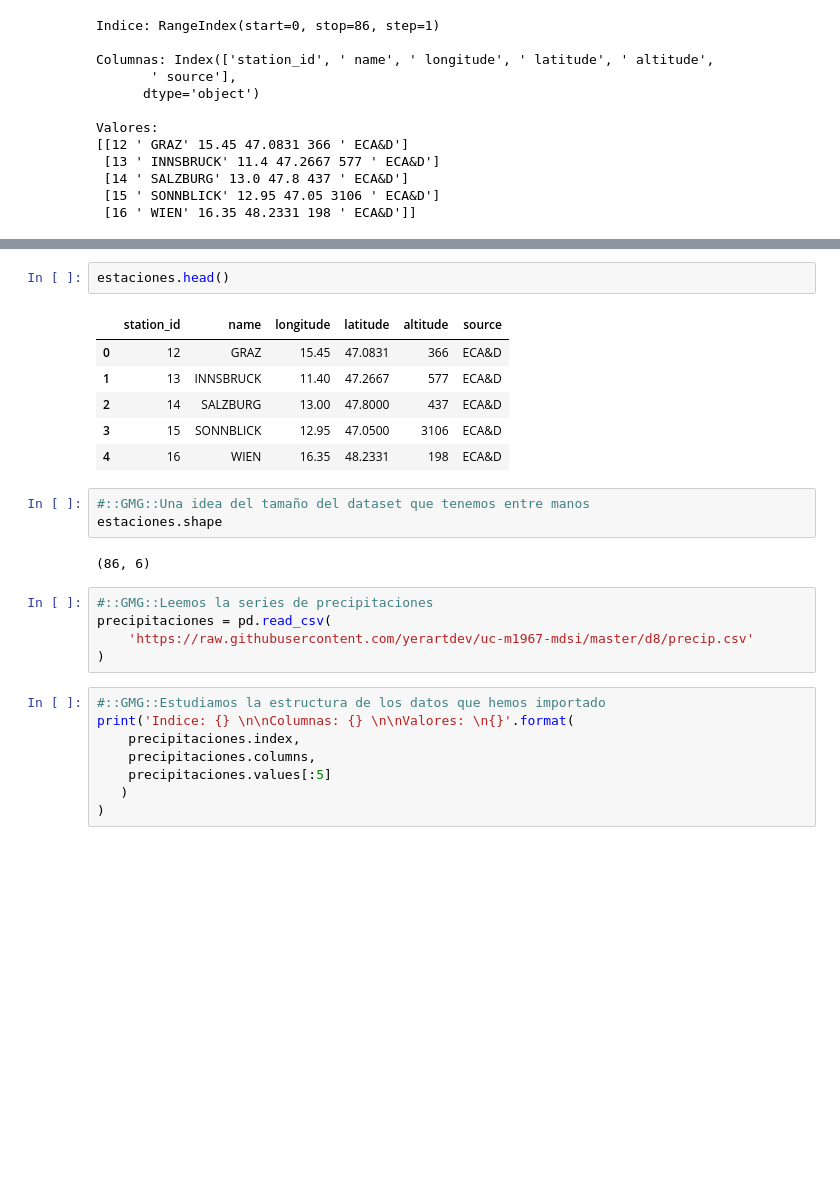
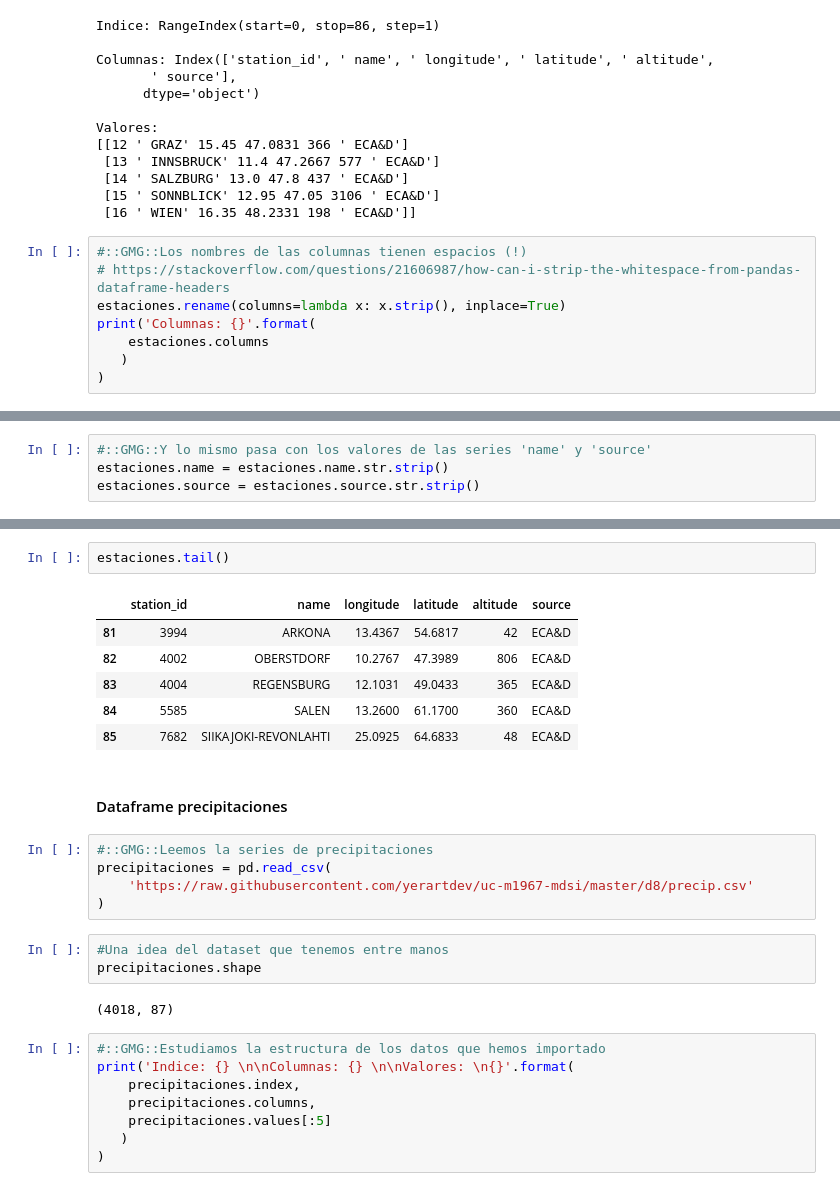
Before and after one commit to yerartdev/uc-m1967-mdsi, a Jupyter notebook: d8/TareaPandas.ipynb, the cells around one changed output, grey strips where cells are left out. Cells and saved outputs as stored; diff of their text form; blank space fills up the shorter version.

Commit message:
Tarea Pandas - corrección de carga de datos de estaciones y precipitación: limpieza de datos, índices, nombres de columnas, sugerencia imputación NaNs (ejercicio 0)

```diff
--- a/d8/TareaPandas.ipynb
+++ b/d8/TareaPandas.ipynb
@@ -669,3 +676,11 @@ Valores:
  [14 ' SALZBURG' 13.0 47.8 437 ' ECA&D']
  [15 ' SONNBLICK' 12.95 47.05 3106 ' ECA&D']
  [16 ' WIEN' 16.35 48.2331 198 ' ECA&D']]
+# %%
+#::GMG::Los nombres de las columnas tienen espacios (!)
+# https://stackoverflow.com/questions/21606987/how-can-i-strip-the-whitespace-from-pandas-dataframe-headers
+estaciones.rename(columns=lambda x: x.strip(), inplace=True)
+print('Columnas: {}'.format(
+    estaciones.columns
+   )
+)
@@ -671,0 +689,4 @@ Valores:
+# %%
+#::GMG::Y lo mismo pasa con los valores de las series 'name' y 'source'
+estaciones.name = estaciones.name.str.strip()
+estaciones.source = estaciones.source.str.strip()
@@ -672,22 +733,24 @@ Valores:
 # %%
-estaciones.head()
+estaciones.tail()
 # %% [output]
 |  | station_id | name | longitude | latitude | altitude | source |
-| 0 | 12 | GRAZ | 15.45 | 47.0831 | 366 | ECA&D |
-| 1 | 13 | INNSBRUCK | 11.40 | 47.2667 | 577 | ECA&D |
-| 2 | 14 | SALZBURG | 13.00 | 47.8000 | 437 | ECA&D |
-| 3 | 15 | SONNBLICK | 12.95 | 47.0500 | 3106 | ECA&D |
-| 4 | 16 | WIEN | 16.35 | 48.2331 | 198 | ECA&D |
+| 81 | 3994 | ARKONA | 13.4367 | 54.6817 | 42 | ECA&D |
+| 82 | 4002 | OBERSTDORF | 10.2767 | 47.3989 | 806 | ECA&D |
+| 83 | 4004 | REGENSBURG | 12.1031 | 49.0433 | 365 | ECA&D |
+| 84 | 5585 | SALEN | 13.2600 | 61.1700 | 360 | ECA&D |
+| 85 | 7682 | SIIKAJOKI-REVONLAHTI | 25.0925 | 64.6833 | 48 | ECA&D |
-# %%
-#::GMG::Una idea del tamaño del dataset que tenemos entre manos
-estaciones.shape
-# %% [output]
-(86, 6)
+# %% [markdown]
+#### Dataframe precipitaciones
 # %%
 #::GMG::Leemos la series de precipitaciones
 precipitaciones = pd.read_csv(
     'https://raw.githubusercontent.com/yerartdev/uc-m1967-mdsi/master/d8/precip.csv'
 )
+# %%
+#Una idea del dataset que tenemos entre manos
+precipitaciones.shape
+# %% [output]
+(4018, 87)
 # %%
 #::GMG::Estudiamos la estructura de los datos que hemos importado
 print('Indice: {} \n\nColumnas: {} \n\nValores: \n{}'.format(
```
Also changed, not shown: parts of 29 cells of this notebook.
